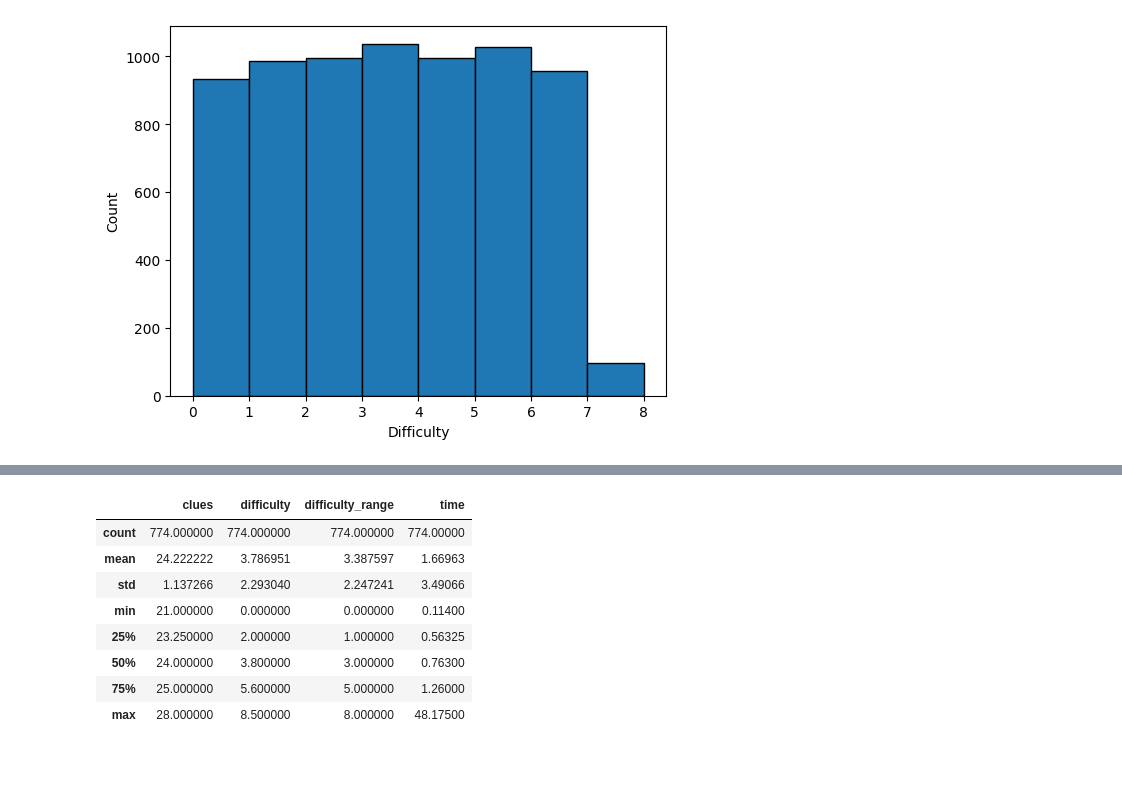
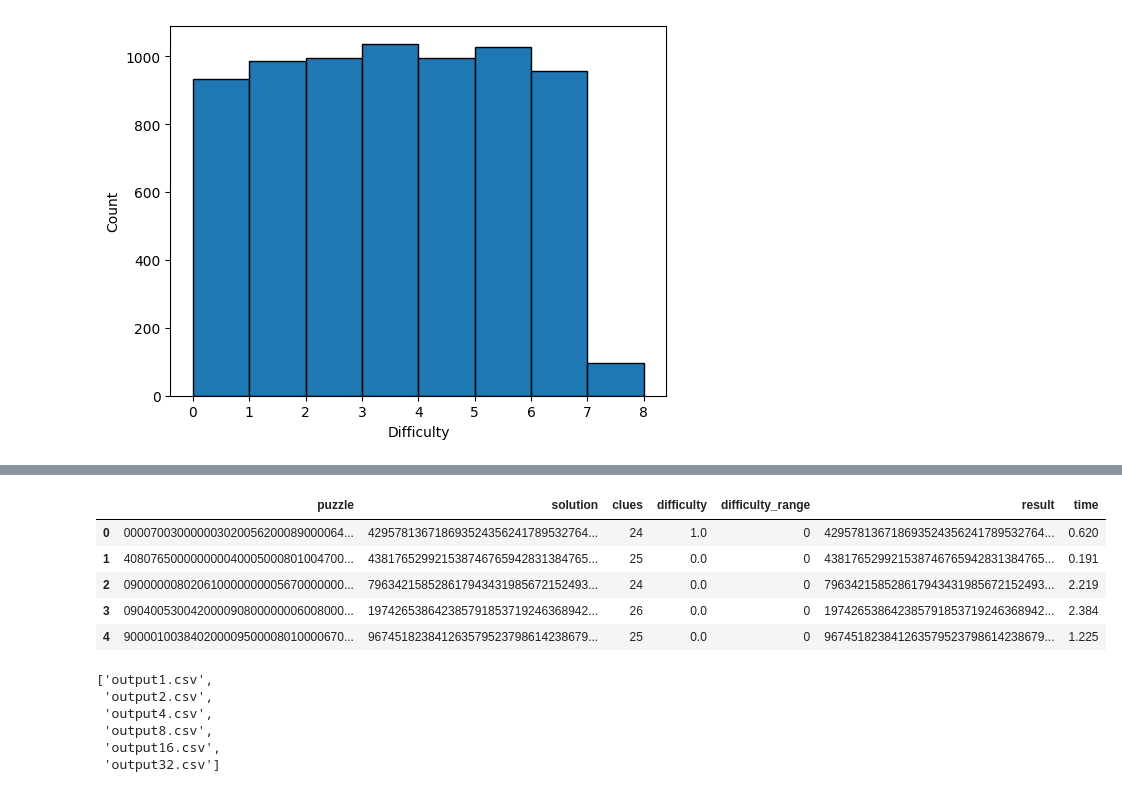
Before and after one commit to tic-top/ParallelSudoku, a Jupyter notebook: data.ipynb, the cells around one changed output, grey strips where cells are left out. Cells and saved outputs as stored; diff of their text form; code cells hidden in the pictures; blank space fills up the shorter version.

```diff
--- a/data.ipynb
+++ b/data.ipynb
@@ -81,13 +64,25 @@ df.describe()
-# %%
-df = pd.read_csv('output16.csv')
-df.describe()
-# %% [output]
-|  | clues | difficulty | difficulty_range | time |
-| count | 774.000000 | 774.000000 | 774.000000 | 774.00000 |
-| mean | 24.222222 | 3.786951 | 3.387597 | 1.66963 |
-| std | 1.137266 | 2.293040 | 2.247241 | 3.49066 |
-| min | 21.000000 | 0.000000 | 0.000000 | 0.11400 |
-| 25% | 23.250000 | 2.000000 | 1.000000 | 0.56325 |
-| 50% | 24.000000 | 3.800000 | 3.000000 | 0.76300 |
-| 75% | 25.000000 | 5.600000 | 5.000000 | 1.26000 |
-| max | 28.000000 | 8.500000 | 8.000000 | 48.17500 |
+# %%
+df.head()
+# %% [output]
+|  | puzzle | solution | clues | difficulty | difficulty_range | result | time |
+| 0 | 000070030000003020056200089000064... | 429578136718693524356241789532764... | 24 | 1.0 | 0 | 429578136718693524356241789532764... | 0.620 |
+| 1 | 408076500000000040005000801004700... | 438176529921538746765942831384765... | 25 | 0.0 | 0 | 438176529921538746765942831384765... | 0.191 |
+| 2 | 090000008020610000000005670000000... | 796342158528617943431985672152493... | 24 | 0.0 | 0 | 796342158528617943431985672152493... | 2.219 |
+| 3 | 090400530042000090800000006008000... | 197426538642385791853719246368942... | 26 | 0.0 | 0 | 197426538642385791853719246368942... | 2.384 |
+| 4 | 900001003840200009500008010000670... | 967451823841263579523798614238679... | 25 | 0.0 | 0 | 967451823841263579523798614238679... | 1.225 |
+# %%
+#接下来统计每一个表格
+cores = [1,2,4,8,16,32]
+# 表格每周output{i}.csv
+tables = [f"output{i}.csv" for i in cores]
+tables
+# 接下来统计每个表格不同difficulty用的平均时间，然后画在同一张表格上
+# 横坐标是difficulty_range，纵坐标是平均耗时
+# 不同的kernal数量的线用不同颜色来表达，准备好角标
+# %% [output]
+['output1.csv',
+ 'output2.csv',
+ 'output4.csv',
+ 'output8.csv',
+ 'output16.csv',
+ 'output32.csv']
```
Also changed, not shown: parts of 4 cells of this notebook, 5 other files.
